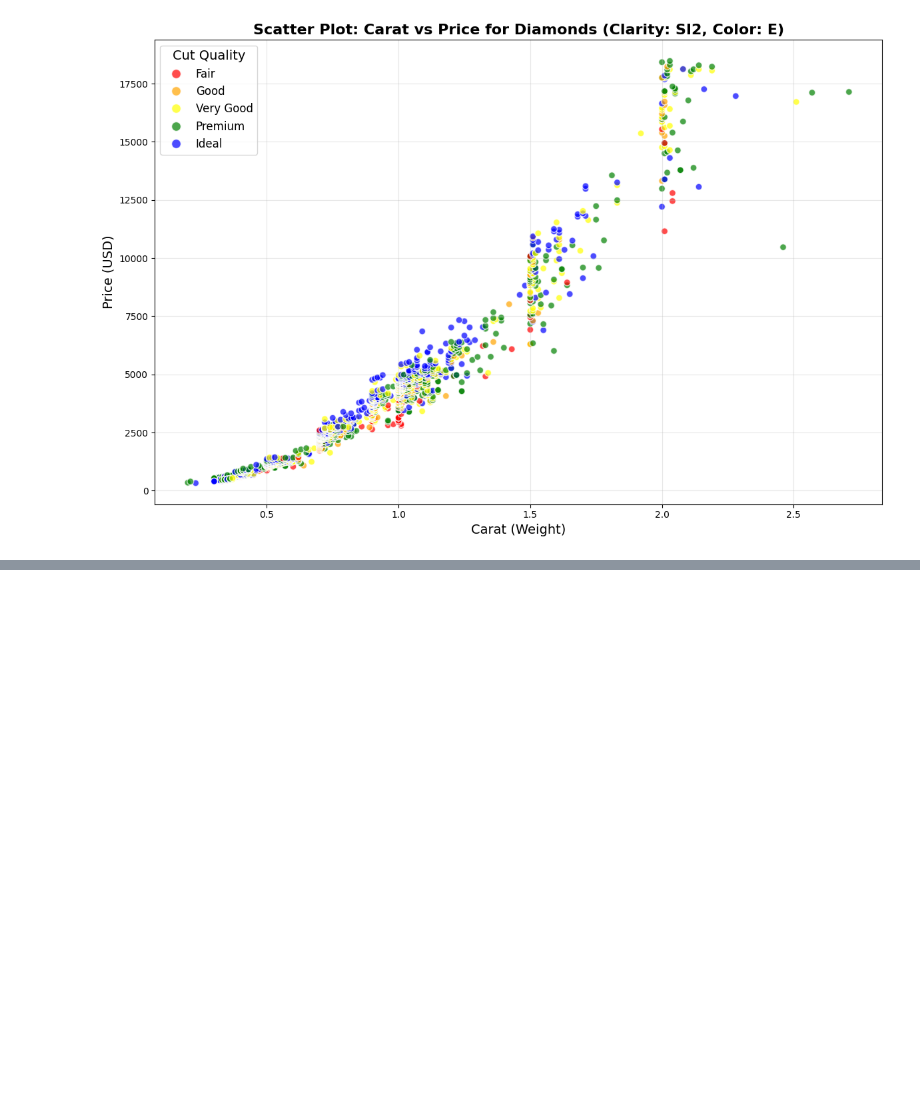
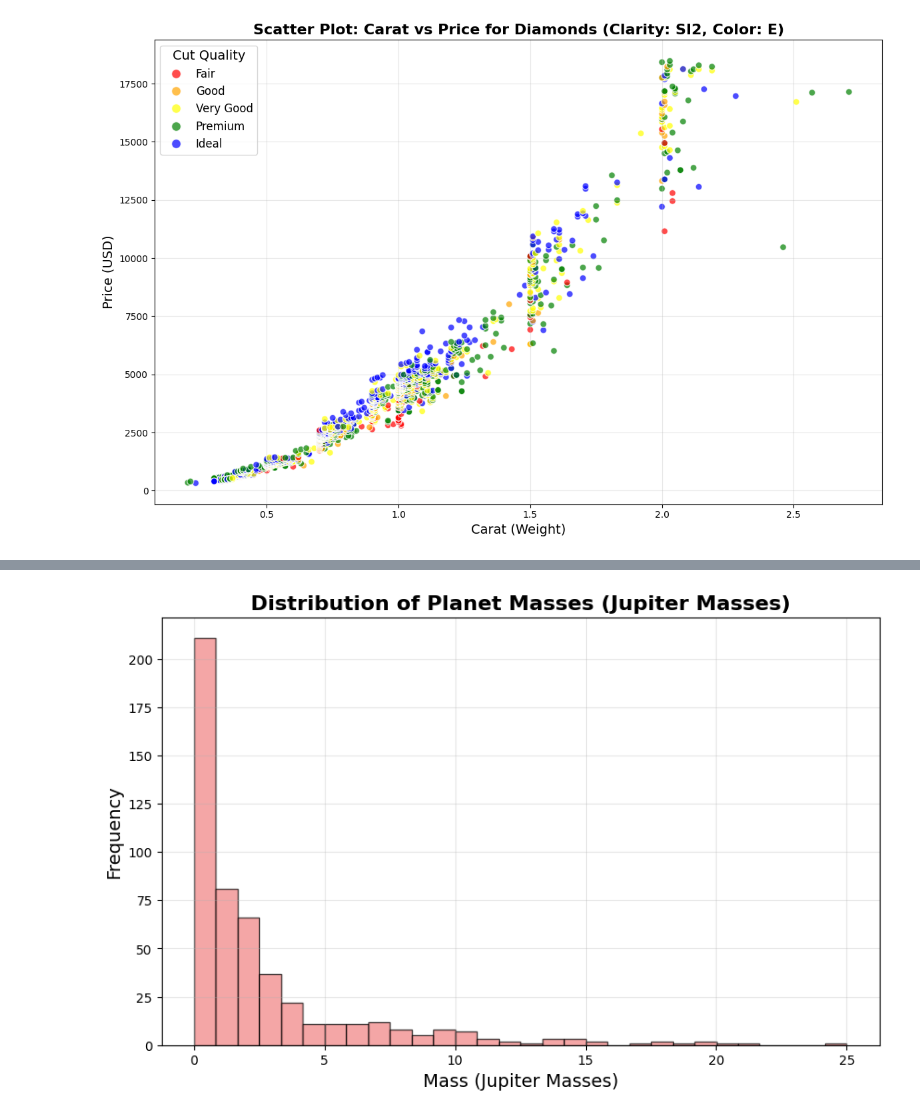
Before and after one commit to rohitx00/Machine_Learning_notes, a Jupyter notebook: labs/lab01.ipynb, the cells around one changed output, grey strips where cells are left out. Cells and saved outputs as stored; diff of their text form; code cells hidden in the pictures; blank space fills up the shorter version.

Commit message:
Project 3 - Planets dataset, Histogram and Box Plot completed

```diff
--- a/labs/lab01.ipynb
+++ b/labs/lab01.ipynb
@@ -161,0 +166,5 @@ plt.show()
+# %%
+import pandas as pd
+file_path3 = '../datasets/planets.csv'
+planets_df = pd.read_csv(file_path3)
+print(planets_df)
@@ -161,0 +214,16 @@ plt.show()
+# %%
+import matplotlib.pyplot as plt
+
+# Drop NA values for mass
+mass_data = planets_df['mass'].dropna()
+
+# Histogram
+plt.figure(figsize=(10, 6))
+plt.hist(mass_data, bins=30, color='lightcoral', edgecolor='black', alpha=0.7)
+plt.title('Distribution of Planet Masses (Jupiter Masses)', fontsize=16, fontweight='bold')
+plt.xlabel('Mass (Jupiter Masses)', fontsize=14)
+plt.ylabel('Frequency', fontsize=14)
+plt.grid(True, alpha=0.3)
+plt.show()
+# %% [output]
+[figure, added]
```
Also changed, not shown: parts of 5 cells of this notebook.
